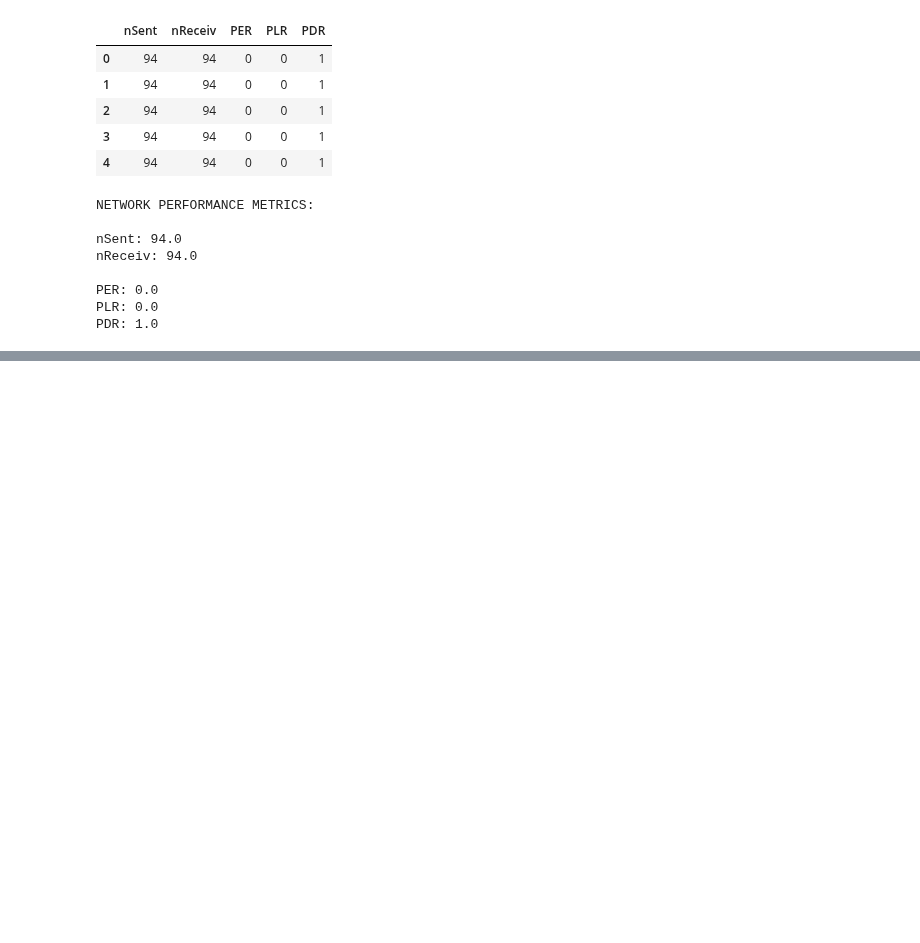
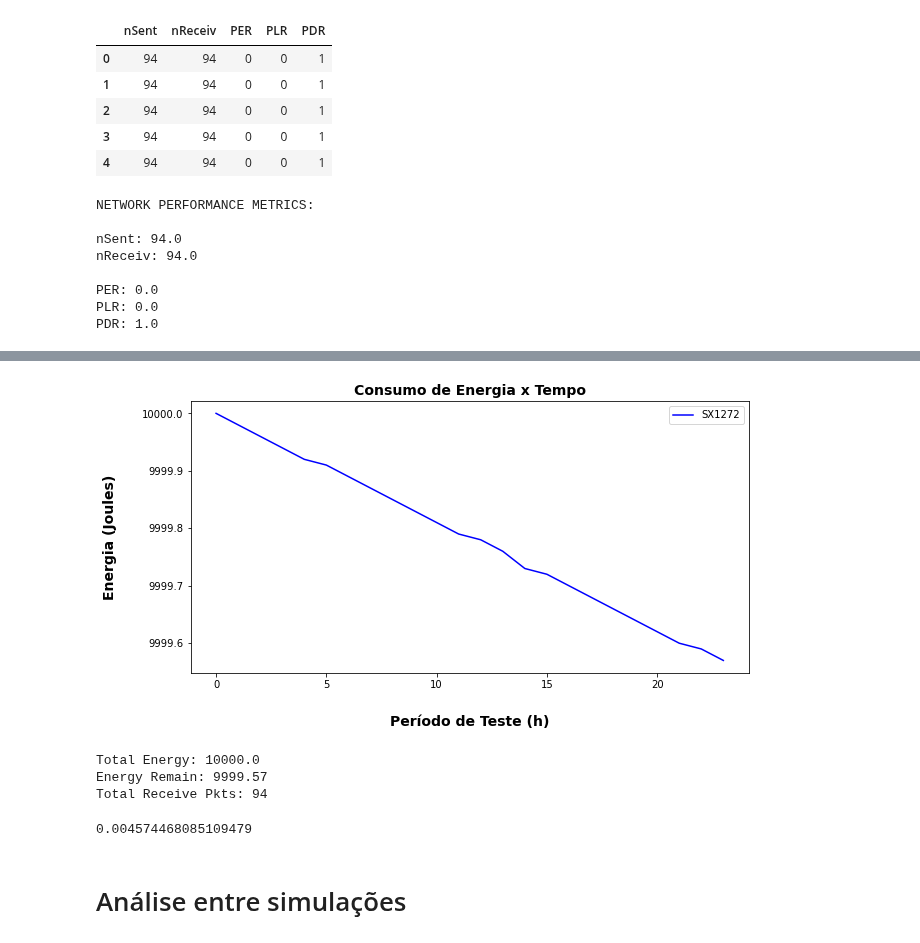
Before and after one commit to wasp-lahis/ns3-bmap, a Jupyter notebook: NS3/obstacle_exp/lorawan-metricas/unicamp_scenario_analisys.ipynb, the cells around one changed output, grey strips where cells are left out. Cells and saved outputs as stored; diff of their text form; code cells hidden in the pictures; blank space fills up the shorter version.

Commit message:
add nec and energy model

```diff
--- a/NS3/obstacle_exp/lorawan-metricas/unicamp_scenario_analisys.ipynb
+++ b/NS3/obstacle_exp/lorawan-metricas/unicamp_scenario_analisys.ipynb
@@ -361,0 +374,9 @@ PDR: 1.0
+# %%
+# ----- DATASET
+
+path = "energy_results_coletores_unicamp.txt"
+energy_df = pd.read_csv(path, header=None)
+energy_df.columns = ["time", "energyRemaining"]
+
+print("\nSHAPE:", energy_df.shape)
+energy_df.head()
@@ -361,0 +391,4 @@ PDR: 1.0
+# %%
+energy_df['time_h'] = energy_df['time'] / 3600.0
+print("\nSHAPE:", energy_df.shape)
+energy_df.head()
@@ -361,0 +403,38 @@ PDR: 1.0
+# %%
+# graph measures x time
+plt.figure(figsize=(10,5))
+ax = plt.gca()
+
+energy_df.plot(kind='line',x="time_h", y='energyRemaining',label='SX1272', color = 'blue', ax=ax)
+
+
+plt.xlabel('Período de Teste (h)', fontweight='bold', fontsize=14,labelpad=25)
+plt.ylabel('Energia (Joules)', fontweight='bold', fontsize=14, labelpad=25)
+
+ttl = ax.title
+ttl.set_position([.5, 1.04])
+plt.title('Consumo de Energia x Tempo',fontweight='bold',fontsize=14)
+
+from matplotlib.ticker import FormatStrFormatter
+ax.yaxis.set_major_formatter(FormatStrFormatter('%.1f'))
+
+plt.show()
+# %% [output]
+[figure, added]
+# %%
+totalEnergy = energy_df['energyRemaining'].max()
+energyRemain = energy_df['energyRemaining'].min()
+totalReceivePkts = 94
+print("Total Energy:", totalEnergy)
+print("Energy Remain:", energyRemain)
+print("Total Receive Pkts:", totalReceivePkts)
+
+NEC = (totalEnergy - energyRemain)/totalReceivePkts
+NEC
+# %% [output]
+Total Energy: 10000.0
+Energy Remain: 9999.57
+Total Receive Pkts: 94
+0.004574468085109479
+# %% [markdown]
+# Análise entre simulações
```
Also changed, not shown: parts of 24 cells of this notebook, 1 other file.
